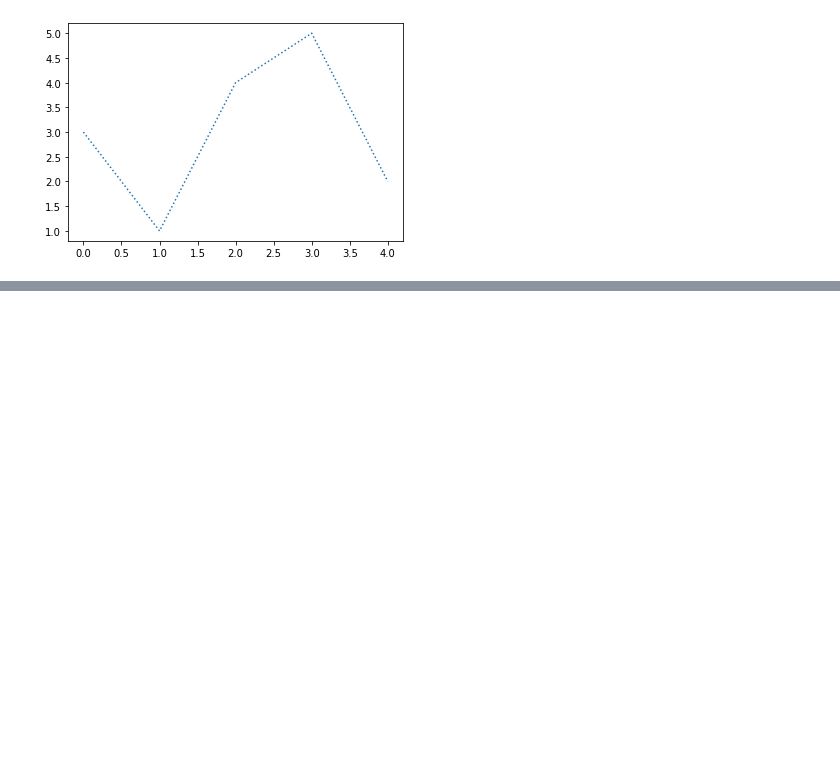
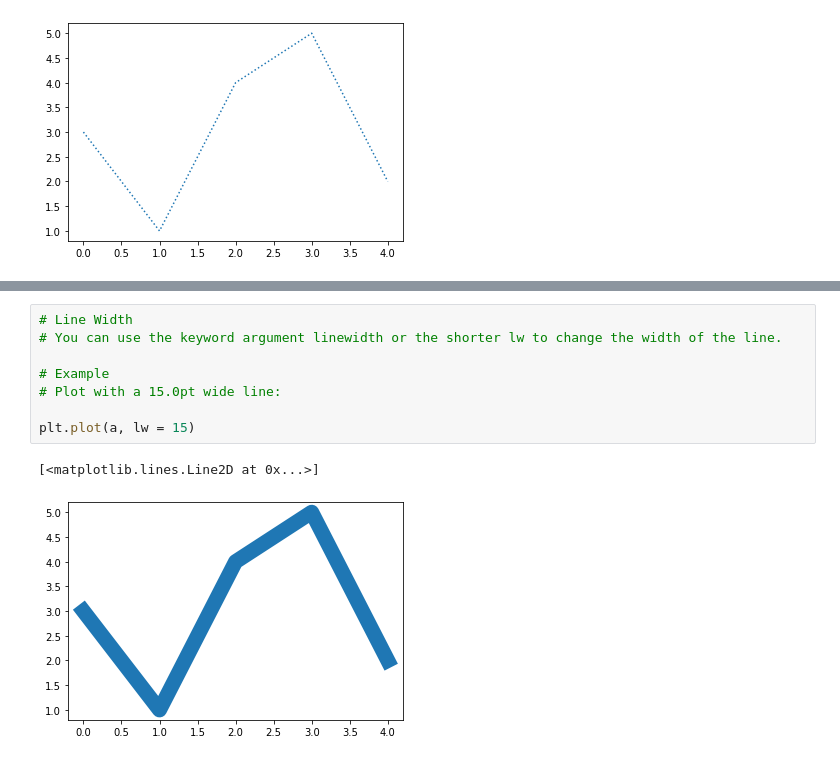
Before and after one commit to chimaihueze/Basics-of-Matplotlib, a Jupyter notebook: matplotlib_line.ipynb, the cells around one changed output, grey strips where cells are left out. Cells and saved outputs as stored; diff of their text form; blank space fills up the shorter version.

```diff
--- a/matplotlib_line.ipynb
+++ b/matplotlib_line.ipynb
@@ -41,0 +63,11 @@ plt.plot(a, ls = ':')
+# %%
+# Line Width
+# You can use the keyword argument linewidth or the shorter lw to change the width of the line.
+
+# Example
+# Plot with a 15.0pt wide line:
+
+plt.plot(a, lw = 15)
+# %% [output]
+[<matplotlib.lines.Line2D at 0x...>]
+[figure, added]
```
Also changed, not shown: parts of 4 cells of this notebook.
